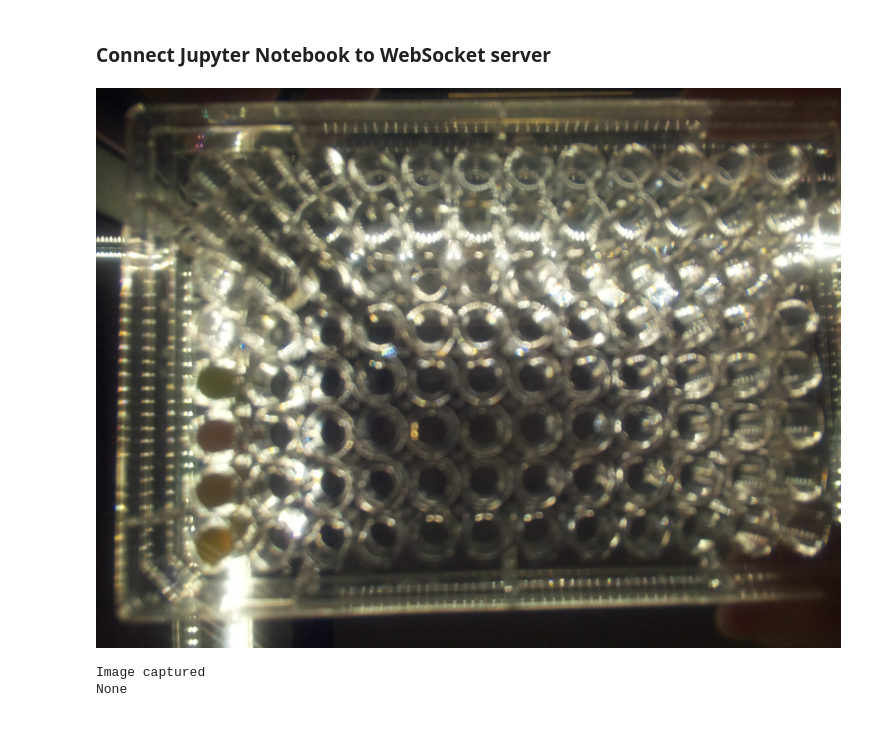
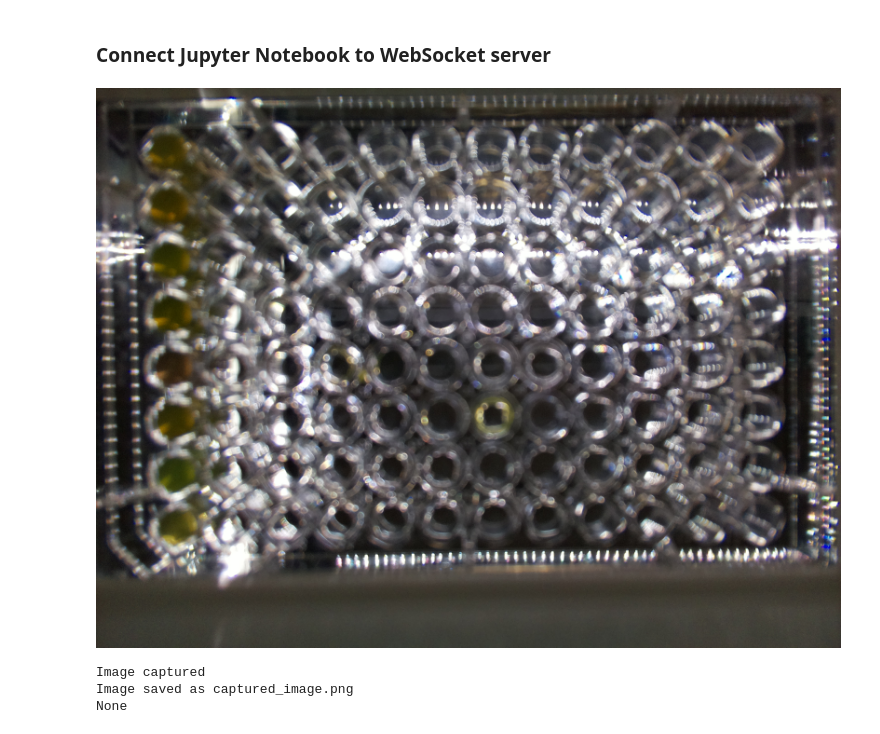
Before and after one commit to nrhemanth/mara-ref, a Jupyter notebook: Arducam/Arducam_Integration.ipynb, the cells around one changed output. Saved outputs shown, nothing was run; the diff lists cells and outputs as text; code cells hidden in the pictures.

```diff
--- a/Arducam/Arducam_Integration.ipynb
+++ b/Arducam/Arducam_Integration.ipynb
@@ -54,38 +54,38 @@ hostname -I
 # %%
 import asyncio
 import websockets
 import base64
 from IPython.display import display, Image
 
 async def capture_photo():
     uri = "ws://172.28.236.86:8765"
 
-    async with websockets.connect(uri, max_size = 5_000_000) as websocket:
+    async with websockets.connect(uri, max_size=5_000_000) as websocket:
+        # send command to capture
         await websocket.send("capture")
 
-        #wait for response
+        # wait for response
         response = await websocket.recv()
 
         try:
+            # decode from Base64
             img_data = base64.b64decode(response)
+
             display(Image(data=img_data, format='jpg'))
             print("Image captured")
+
+            with open("captured_image.png", "wb") as f:
+                f.write(img_data)
+            print("Image saved as captured_image.png")
+
         except Exception as e:
-            print("Response", response)
-            print("Exception", e)
-
-# asyncio.get_event_loop().run_until_complete(capture_photo())
-
-# async def my_coro():
-#     await asyncio.sleep(1)
-#     return "Done"
-
-# result = await my_coro()
-# print(result)
+            print("Response:", response)
+            print("Exception:", e)
 
 result = await capture_photo()
 print(result)
 # %% [output]
-[figure, old version]
+[figure, new version]
 Image captured
+Image saved as captured_image.png
 None
```
Also changed, not shown: 2 other files.
